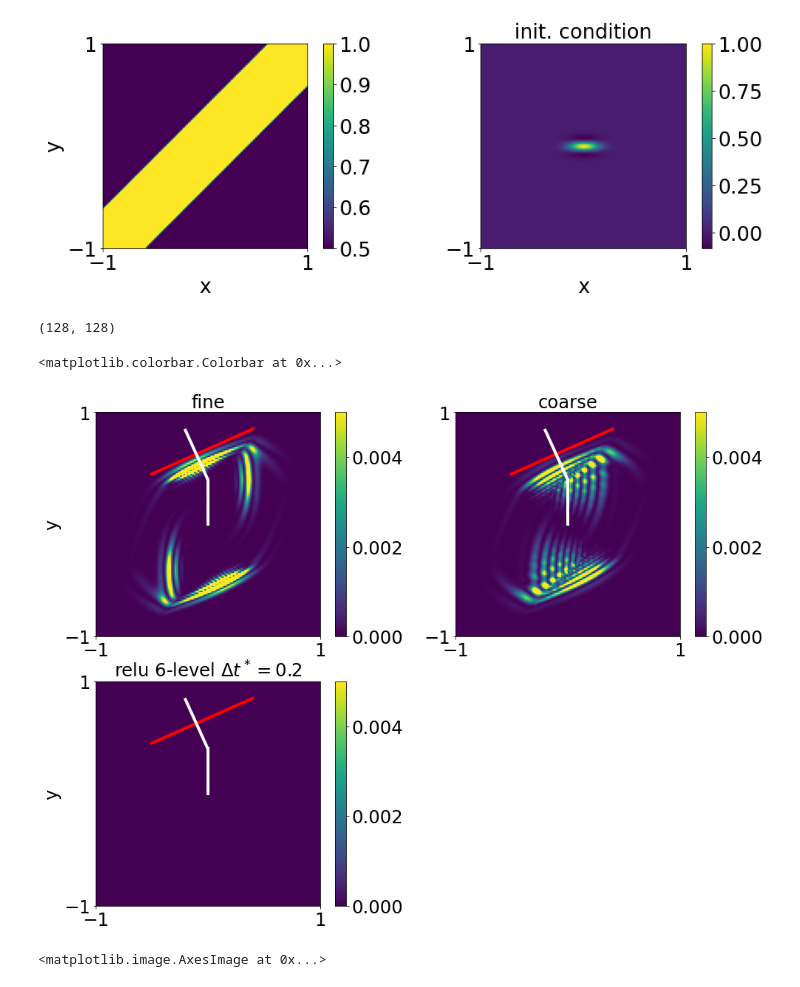
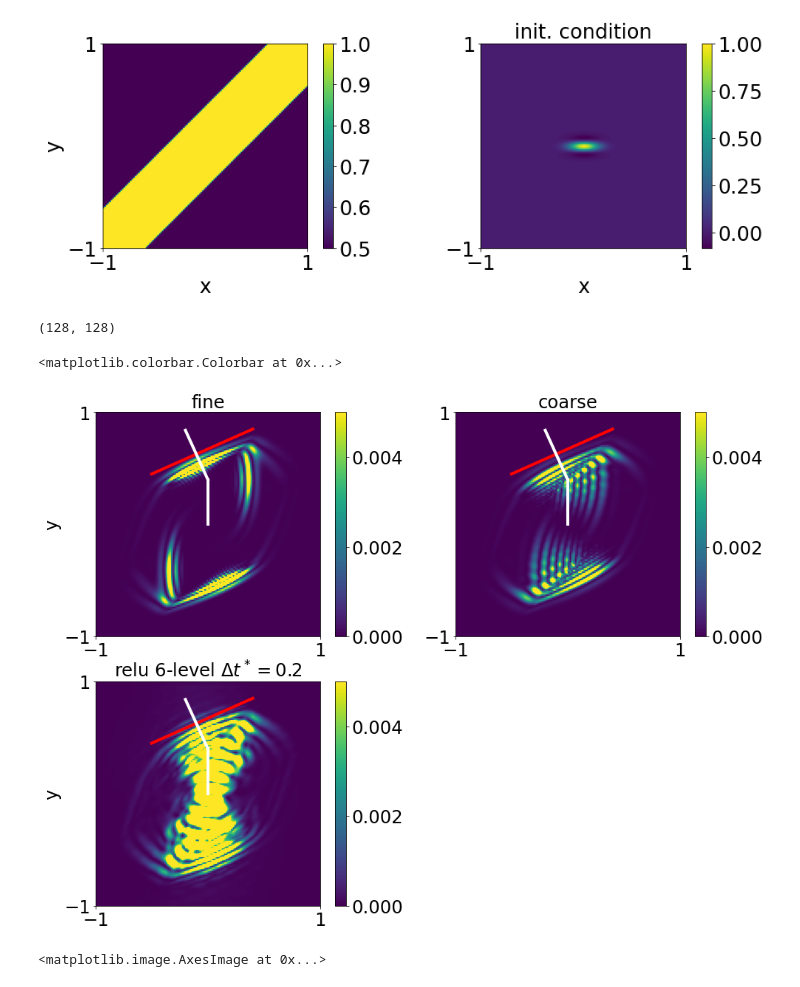
Before and after one commit to utkaiser/masterthesis_code, a Jupyter notebook: analysis/hieu_serial_timing.ipynb, the cells around one changed output. Drawn from its saved outputs; the diff is of its cells as text; code cells hidden in the pictures.

```diff
--- a/analysis/hieu_serial_timing.ipynb
+++ b/analysis/hieu_serial_timing.ipynb
@@ -15,9 +15,11 @@ plt.rcParams.update(params)
 plt.rcParams['font.size'] = '14'
 # %%
 # set up models
+import torch
 
-net1 = unet.UNet(wf=1, depth=3, scale_factor=2, n_classes=4)
-net1.load_state_dict(torch.load('../results/run_1/saved_model_unet2.pt'), strict=False) #64^2 to 128^2
+net1 = unet.UNet(wf=1, depth=3, scale_factor=2)
+net1 = torch.nn.DataParallel(net1)
+net1.load_state_dict(torch.load('../results/run_1/saved_model_unet9.pt')) #64^2 to 128^2
 net1.eval()
 net1 = net1.double()
 netlist = [(r'relu 3-level',net1)]
@@ -149,7 +146,7 @@ plt.colorbar(pos1,ticks = [0,0.002,0.004])
 print(vel.shape)
 
 ax2 = fig1.add_subplot(3,2,2)
-pos2 = ax2.imshow(WaveUtil.WaveEnergyField(ucc[:,:,tj],utcc[:,:,tj],vel,dx)*dx*dx,vmax=0.005,extent=(-1,1,-1,1))
+pos2 = ax2.imshow(WaveUtil.WaveEnergyField(ucc[:,:,tj],utcc[:,:,tj],vel,dx)*dx*dx,vmax=.005,extent=(-1,1,-1,1))
 ax2.set_title('coarse')
 plt.xticks([-1,1])
 plt.yticks([-1,1])
@@ -159,7 +156,7 @@ plt.plot([0.,-0.2],[0.4,0.84],'w',linewidth=4)
 plt.colorbar(pos2,ticks = [0,0.002,0.004])
 
 ax3 = fig1.add_subplot(3,2,3)
-ax3.imshow(WaveUtil.WaveEnergyField(unn1[:,:,tj],utnn1[:,:,tj],vel,dx)*dx*dx,vmax=0.005,extent=(-1,1,-1,1))
+ax3.imshow(WaveUtil.WaveEnergyField(unn1[:,:,tj],utnn1[:,:,tj],vel,dx)*dx*dx*dx,vmax=.005,extent=(-1,1,-1,1))
 ax3.set_title(r'relu 6-level $\Delta t^*=0.2$')
 ax3.set_ylabel('y')
 plt.xticks([-1,1])
@@ -179,34 +176,34 @@ plt.colorbar(pos1,ticks = [0,0.002,0.004])
 # plt.plot([0.,-0.2],[0.4,0.84],'w',linewidth=4)
 # plt.colorbar(pos1,ticks = [0,0.002,0.004])
 #
 # ax5 = fig1.add_subplot(3,2,5)
 # ax5.imshow(WaveUtil.WaveEnergyField(unn3[:,:,tj],utnn3[:,:,tj],vel,dx)*dx*dx,vmax=0.005,extent=(-1,1,-1,1))
 # ax5.set_title(r'lin. 3-level $\Delta t^*=0.2$')
 # ax5.set_xlabel('x')
 # ax5.set_ylabel('y')
 # plt.xticks([-1,1])
 # plt.yticks([-1,1])
 # plt.plot([-0.5,0.4],[0.45,0.85],'r',linewidth=4)
 # plt.plot([0.,0.],[0.,0.4],'w',linewidth=4)
 # plt.plot([0.,-0.2],[0.4,0.84],'w',linewidth=4)
 # plt.colorbar(pos1,ticks = [0,0.002,0.004])
 #
 # ax6 = fig1.add_subplot(3,2,6)
 # ax6.imshow(WaveUtil.WaveEnergyField(unn4[:,:,tj],utnn4[:,:,tj],vel,dx)*dx*dx,vmax=0.005,extent=(-1,1,-1,1))
 # ax6.set_title(r'lin. 6-level $\Delta t^*=0.2$')
 # ax6.set_xlabel('x')
 # plt.xticks([-1,1])
 # plt.yticks([-1,1])
 # plt.plot([-0.5,0.4],[0.45,0.85],'r',linewidth=4)
 # plt.plot([0.,0.],[0.,0.4],'w',linewidth=4)
 # plt.plot([0.,-0.2],[0.4,0.84],'w',linewidth=4)
 # plt.colorbar(pos1,ticks = [0,0.002,0.004])
 #
 # #plt.savefig('./beamrefraction_uenergy.eps')
 # %% [output]
 (128, 128)
 <matplotlib.colorbar.Colorbar at 0x...>
-[figure, old version]
+[figure, new version]
 # %%
 tj = 2
 r = (uf[:,:,tj:tj+1] - np.min(uf[:,:,tj:tj+1]))
```
Also changed, not shown: parts of 3 cells of this notebook, 9 other files.
